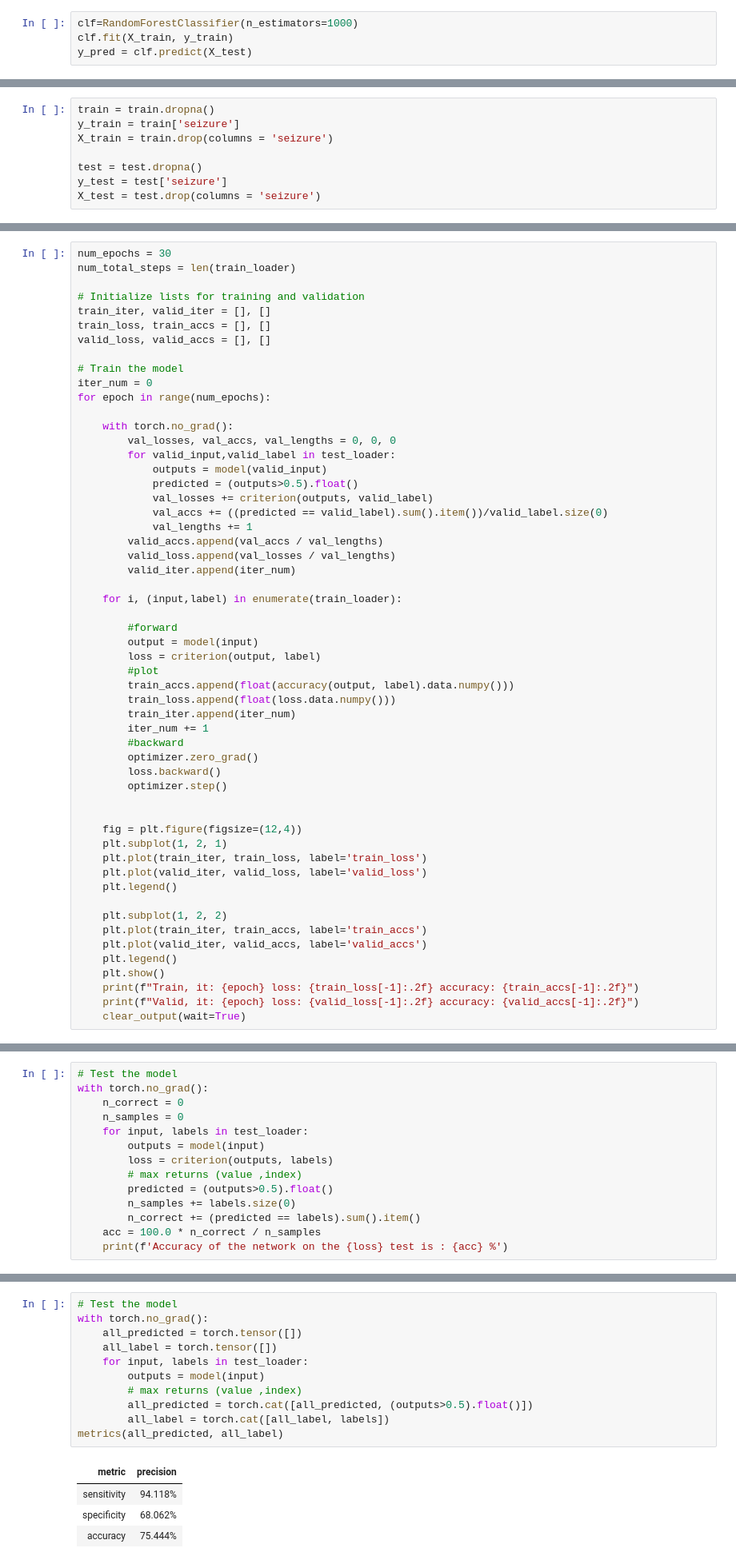
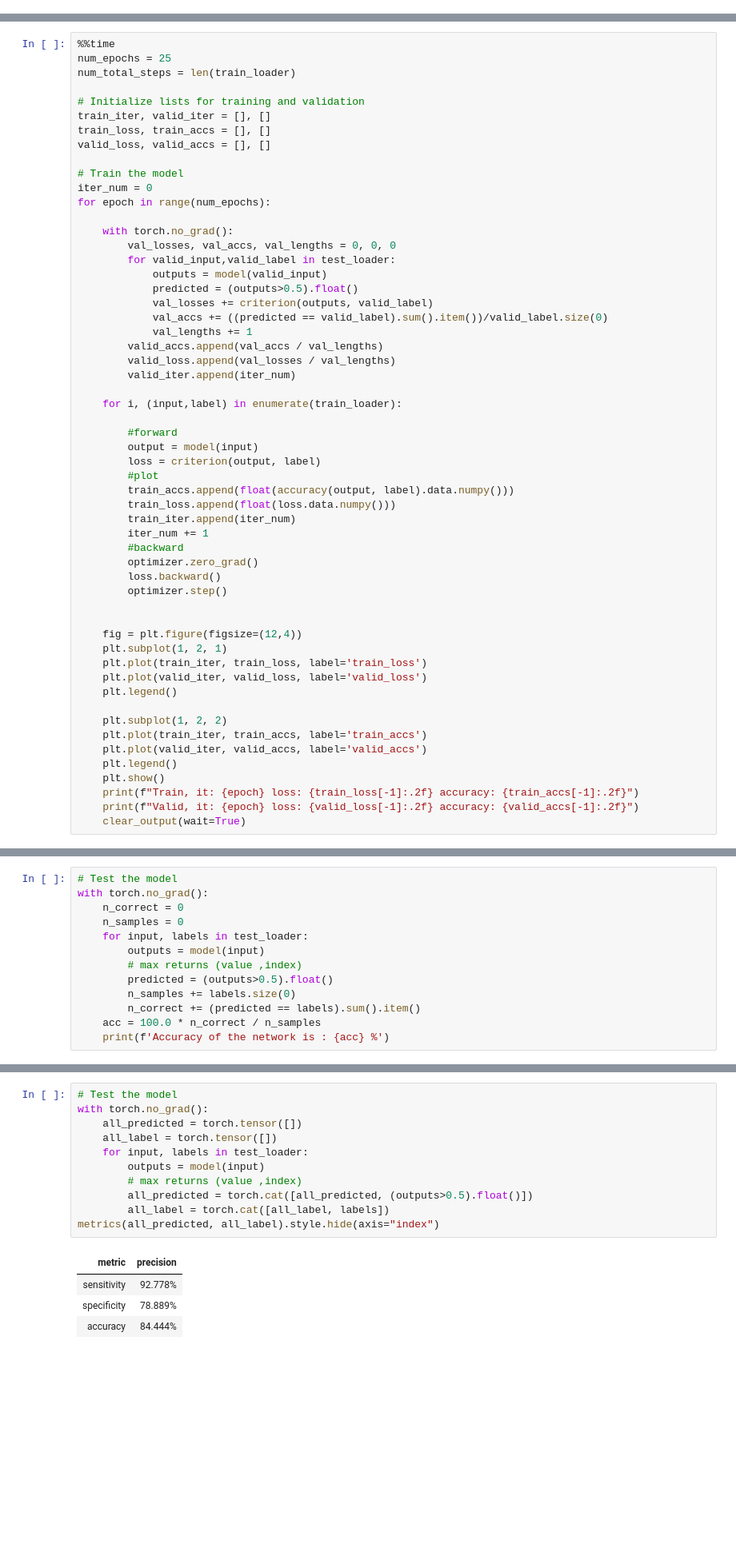
Before and after one commit to KuroHaka/epilepsy-seizure-detection-v1, a Jupyter notebook: model.ipynb, the cells around one changed output, grey strips where cells are left out. Shown at 80% size. Drawn from its saved outputs; the diff is of its cells as text; blank space fills up the shorter version.

```diff
--- a/model.ipynb
+++ b/model.ipynb
@@ -69,4 +96,0 @@ accuracy: 89.343%
-# %%
-clf=RandomForestClassifier(n_estimators=1000)
-clf.fit(X_train, y_train)
-y_pred = clf.predict(X_test)
@@ -102,8 +100,0 @@ from IPython.display import clear_output
-# %%
-train = train.dropna()
-y_train = train['seizure']
-X_train = train.drop(columns = 'seizure')
-
-test = test.dropna()
-y_test = test['seizure']
-X_test = test.drop(columns = 'seizure')
@@ -196,5 +179,6 @@ def accuracy(ys, ts):
 # %%
-num_epochs = 30
+%%time
+num_epochs = 25
 num_total_steps = len(train_loader)
 
 # Initialize lists for training and validation
@@ -259,11 +246,10 @@ with torch.no_grad():
     n_samples = 0
     for input, labels in test_loader:
         outputs = model(input)
-        loss = criterion(outputs, labels)
         # max returns (value ,index)
         predicted = (outputs>0.5).float()
         n_samples += labels.size(0)
         n_correct += (predicted == labels).sum().item()
     acc = 100.0 * n_correct / n_samples
-    print(f'Accuracy of the network on the {loss} test is : {acc} %')
+    print(f'Accuracy of the network is : {acc} %')
 # %% [output]
@@ -271,16 +257,16 @@ Accuracy of the network on the 122.23466491699219 test is : 78.55555555555556 %
 # %%
 # Test the model
 with torch.no_grad():
     all_predicted = torch.tensor([])
     all_label = torch.tensor([])
     for input, labels in test_loader:
         outputs = model(input)
         # max returns (value ,index)
         all_predicted = torch.cat([all_predicted, (outputs>0.5).float()])
         all_label = torch.cat([all_label, labels])
-metrics(all_predicted, all_label)
+metrics(all_predicted, all_label).style.hide(axis="index")
 # %% [output]
 | metric | precision |
-| sensitivity | 94.118% |
-| specificity | 68.062% |
-| accuracy | 75.444% |
+| sensitivity | 92.778% |
+| specificity | 78.889% |
+| accuracy | 84.444% |
```
Also changed, not shown: parts of 50 cells of this notebook, 5 other files.
